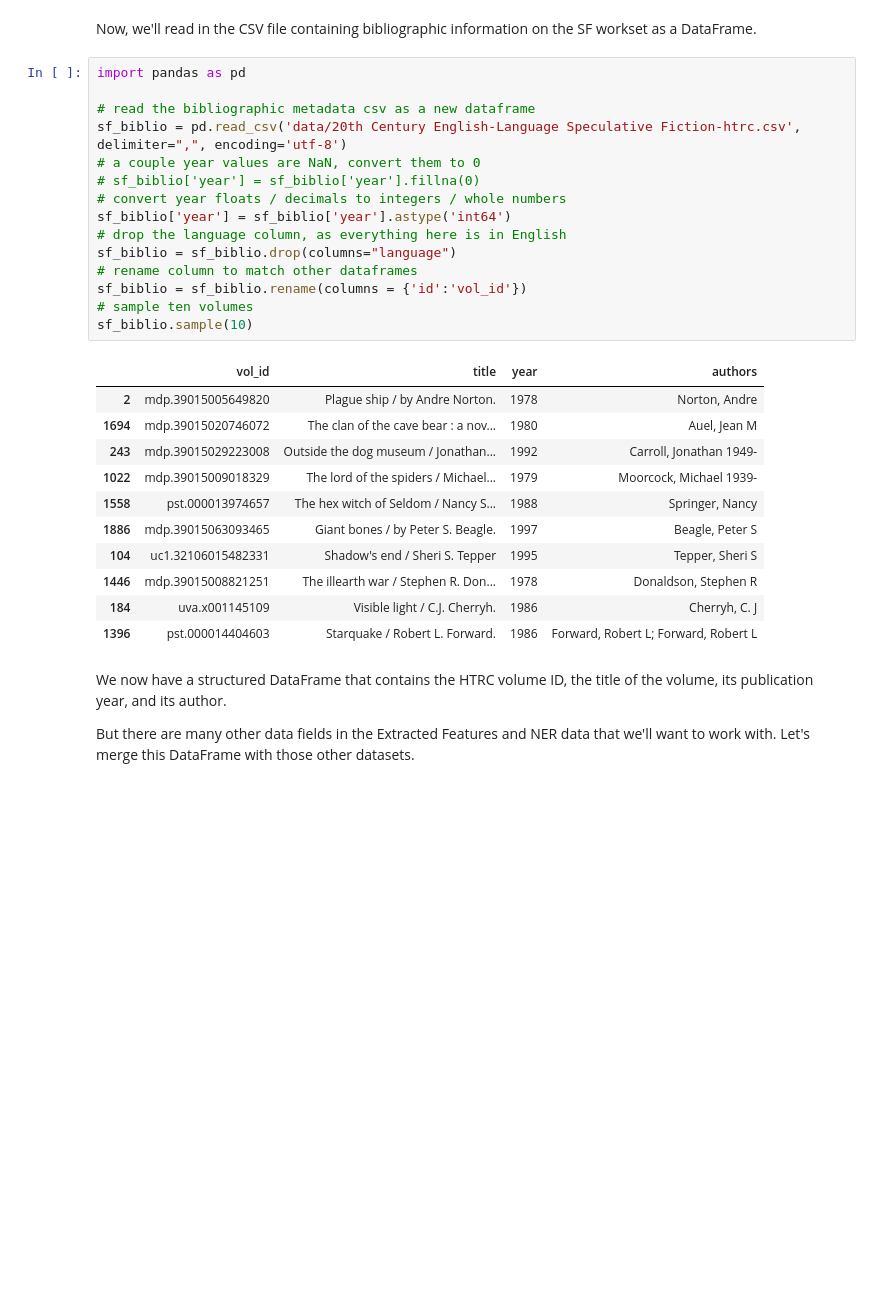
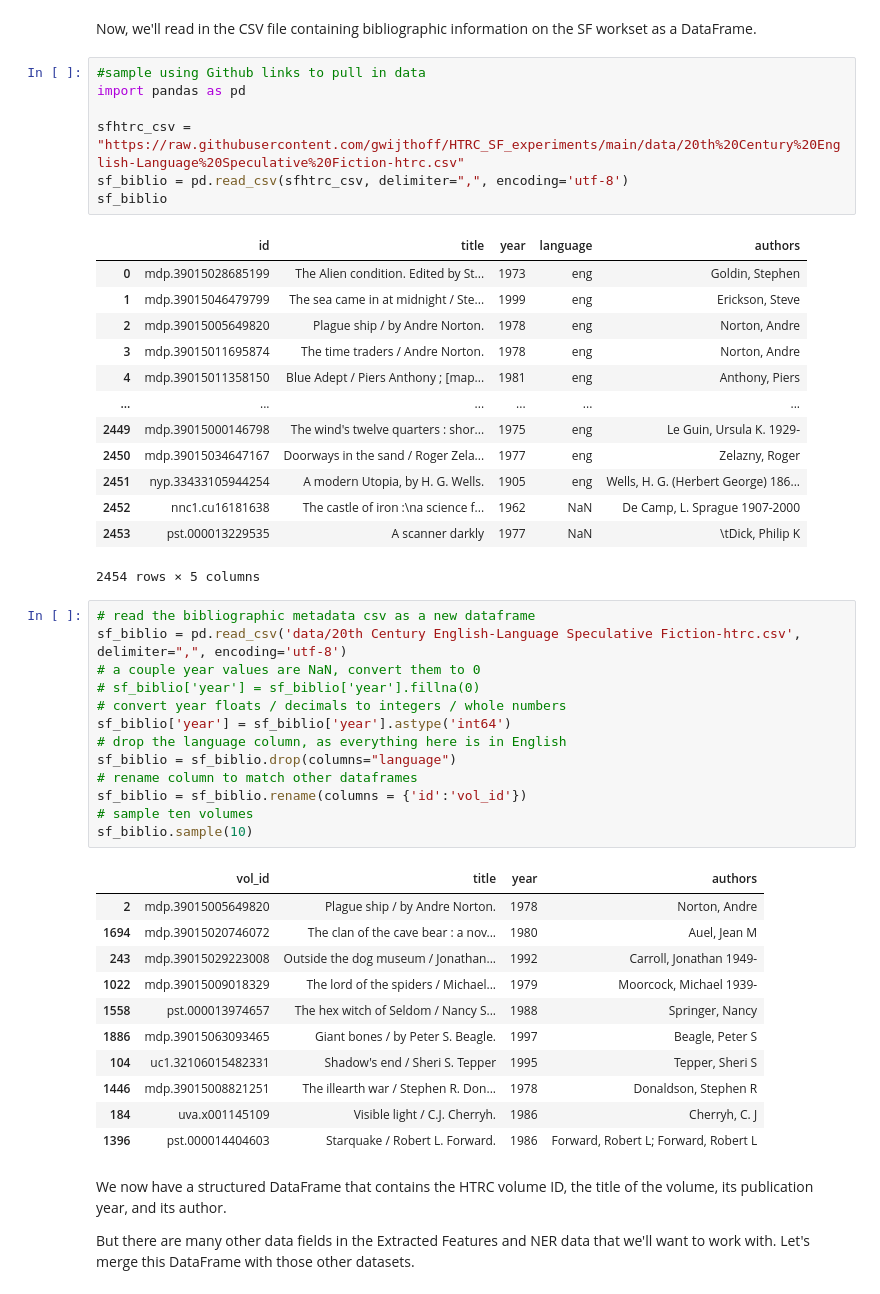
Before and after one commit to gwijthoff/HTRC_SF_experiments, a Jupyter notebook: htrc_sf_experiments.ipynb, the cells around one changed output. Drawn from its saved outputs; the diff is of its cells as text; blank space fills up the shorter version.

```diff
--- a/htrc_sf_experiments.ipynb
+++ b/htrc_sf_experiments.ipynb
@@ -28,8 +32,27 @@ os.chdir('/content/drive/MyDrive/Colab Notebooks/HTRC_SF')
 # %% [markdown]
 Now, we'll read in the CSV file containing bibliographic information on the SF workset as a DataFrame.
+# %%
+#sample using Github links to pull in data
+import pandas as pd
+
+sfhtrc_csv = "https://raw.githubusercontent.com/gwijthoff/HTRC_SF_experiments/main/data/20th%20Century%20English-Language%20Speculative%20Fiction-htrc.csv"
+sf_biblio = pd.read_csv(sfhtrc_csv, delimiter=",", encoding='utf-8')
+sf_biblio
+# %% [output]
+|  | id | title | year | language | authors |
+| 0 | mdp.39015028685199 | The Alien condition. Edited by St... | 1973 | eng | Goldin, Stephen |
+| 1 | mdp.39015046479799 | The sea came in at midnight / Ste... | 1999 | eng | Erickson, Steve |
+| 2 | mdp.39015005649820 | Plague ship / by Andre Norton. | 1978 | eng | Norton, Andre |
+| 3 | mdp.39015011695874 | The time traders / Andre Norton. | 1978 | eng | Norton, Andre |
+| 4 | mdp.39015011358150 | Blue Adept / Piers Anthony ; [map... | 1981 | eng | Anthony, Piers |
+| ... | ... | ... | ... | ... | ... |
+| 2449 | mdp.39015000146798 | The wind's twelve quarters : shor... | 1975 | eng | Le Guin, Ursula K. 1929- |
+| 2450 | mdp.39015034647167 | Doorways in the sand / Roger Zela... | 1977 | eng | Zelazny, Roger |
+| 2451 | nyp.33433105944254 | A modern Utopia, by H. G. Wells. | 1905 | eng | Wells, H. G. (Herbert George) 186... |
+| 2452 | nnc1.cu16181638 | The castle of iron :\na science f... | 1962 | NaN | De Camp, L. Sprague 1907-2000 |
+| 2453 | pst.000013229535 | A scanner darkly | 1977 | NaN | \tDick, Philip K |
+2454 rows × 5 columns
 # %%
-import pandas as pd
-
 # read the bibliographic metadata csv as a new dataframe
 sf_biblio = pd.read_csv('data/20th Century English-Language Speculative Fiction-htrc.csv', delimiter=",", encoding='utf-8')
 # a couple year values are NaN, convert them to 0
```
Also changed, not shown: parts of 1 cell of this notebook.
